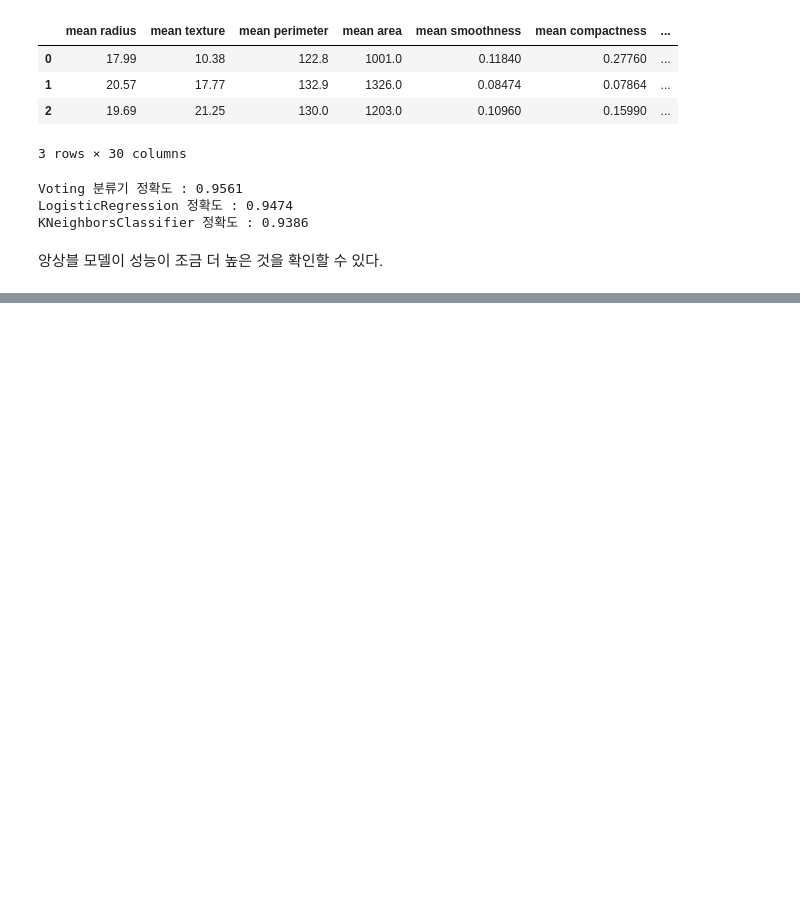
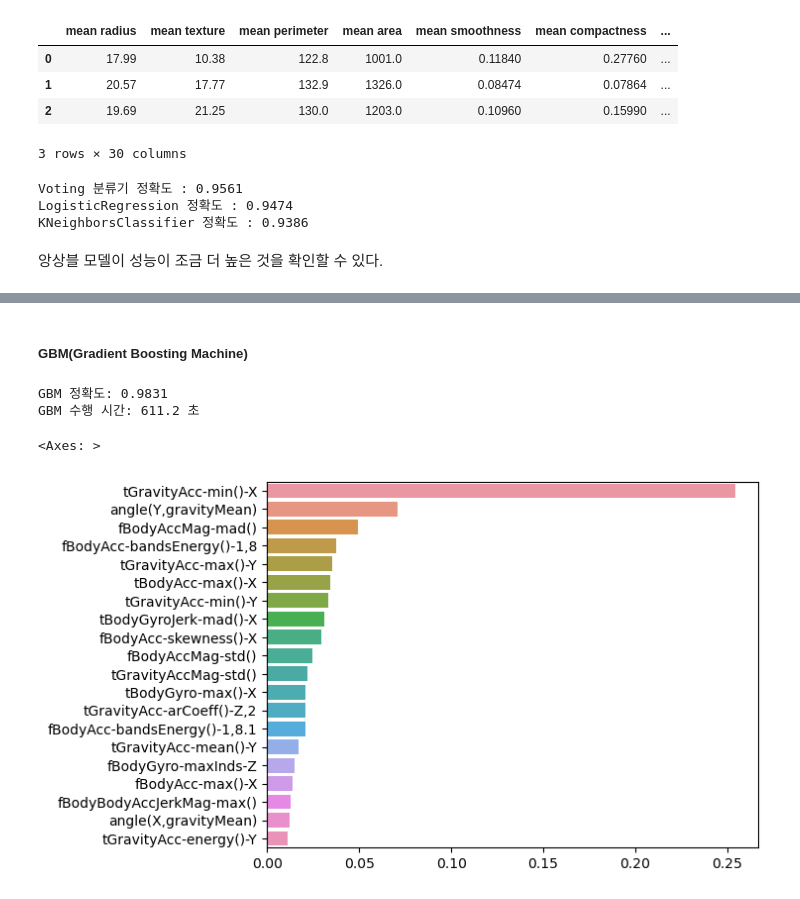
Before and after one commit to baesooyeon/ML-study, a Jupyter notebook: 4. 분류(Classification)/4.2 앙상블.ipynb, the cells around one changed output, grey strips where cells are left out. Cells and saved outputs as stored; diff of their text form; code cells hidden in the pictures; blank space fills up the shorter version.

```diff
--- a/4. 분류(Classification)/4.2 앙상블.ipynb
+++ b/4. 분류(Classification)/4.2 앙상블.ipynb
@@ -91,0 +218,28 @@ KNeighborsClassifier 정확도 : 0.9386
+# %% [markdown]
+##### GBM(Gradient Boosting Machine)
+# %%
+from sklearn.ensemble import GradientBoostingClassifier
+import time
+import warnings
+warnings.filterwarnings('ignore')
+
+# GBM 수행 시간 측정을 위한 시작 시간 설정
+start_time = time.time()
+
+gb_clf = GradientBoostingClassifier(random_state = 0)
+gb_clf.fit(X_train,y_train)
+gb_pred = gb_clf.predict(X_test)
+gb_accuracy = accuracy_score(y_test, gb_pred)
+
+print('GBM 정확도: {0:.4f}'.format(gb_accuracy))
+print("GBM 수행 시간: {0:.1f} 초 ".format(time.time() - start_time))
+# %% [output]
+GBM 정확도: 0.9831
+GBM 수행 시간: 611.2 초
+# %%
+gb_imp = pd.Series(gb_clf.feature_importances_, index = X.columns)
+gb_imp.sort_values(ascending = False, inplace = True)
+sns.barplot(x = gb_imp[:20], y = gb_imp.index[:20])
+# %% [output]
+<Axes: >
+[figure, added]
```
Also changed, not shown: parts of 16 cells of this notebook, 2 other files.
